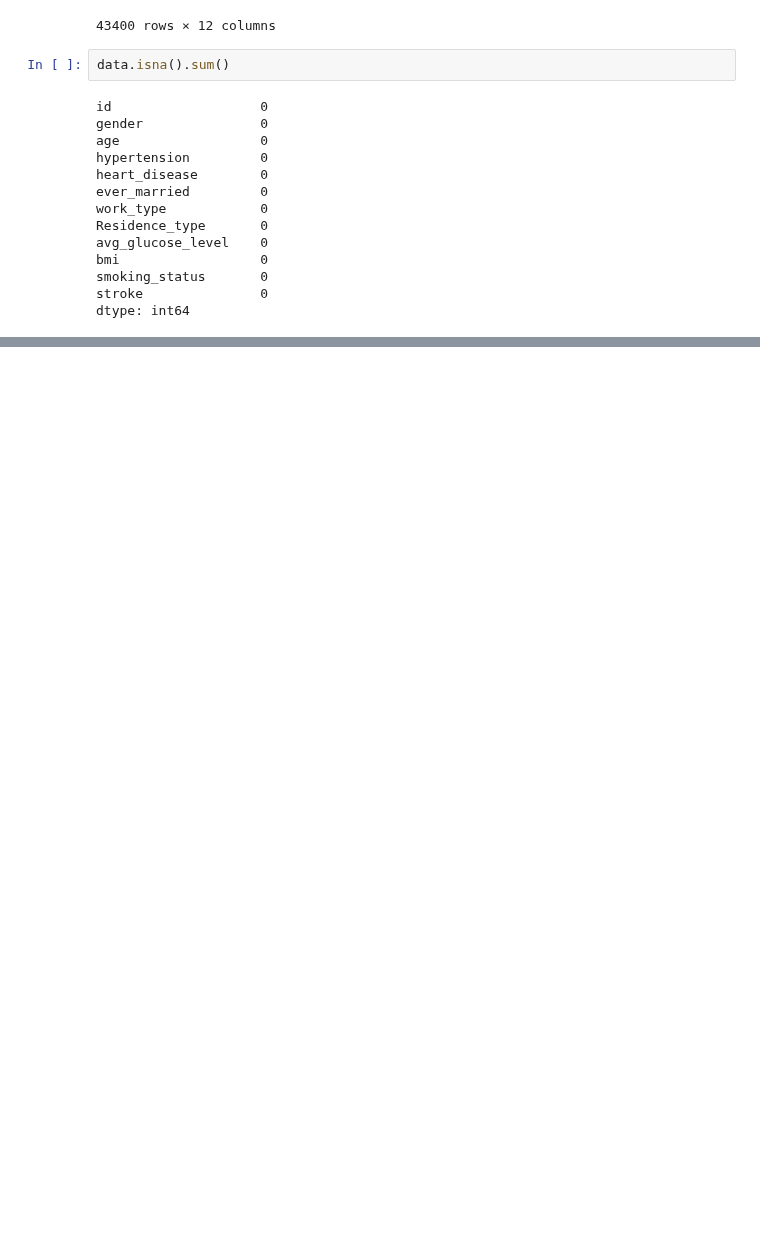
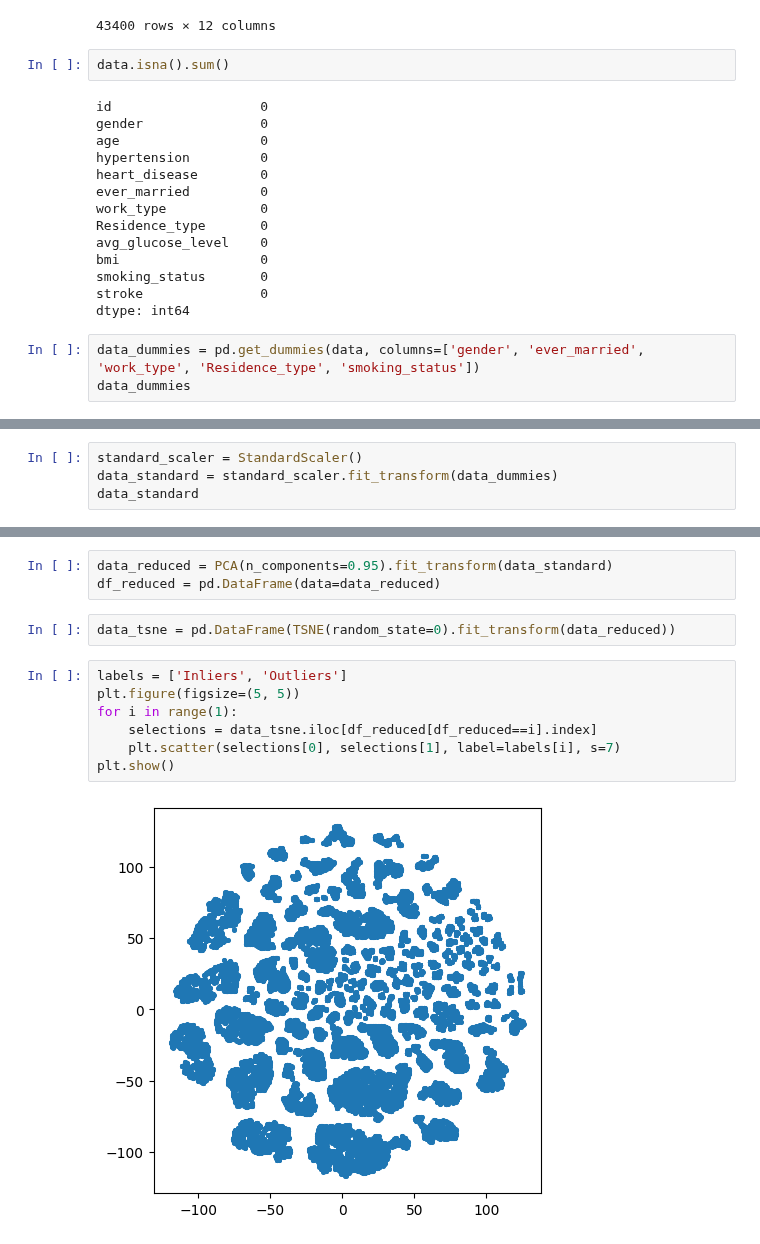
Before and after one commit to damenac/maia-uml, a Jupyter notebook: problemas_practicos/patients_diagnostics/patients_diagnostics.ipynb, the cells around one changed output, grey strips where cells are left out. Drawn from its saved outputs; the diff is of its cells as text; blank space fills up the shorter version.

```diff
--- a/problemas_practicos/patients_diagnostics/patients_diagnostics.ipynb
+++ b/problemas_practicos/patients_diagnostics/patients_diagnostics.ipynb
@@ -87,3 +93,6 @@ bmi                  0
 smoking_status       0
 stroke               0
 dtype: int64
+# %%
+data_dummies = pd.get_dummies(data, columns=['gender', 'ever_married', 'work_type', 'Residence_type', 'smoking_status'])
+data_dummies
@@ -89,0 +113,4 @@ dtype: int64
+# %%
+standard_scaler = StandardScaler()
+data_standard = standard_scaler.fit_transform(data_dummies)
+data_standard
@@ -89,0 +131,14 @@ dtype: int64
+# %%
+data_reduced = PCA(n_components=0.95).fit_transform(data_standard)
+df_reduced = pd.DataFrame(data=data_reduced)
+# %%
+data_tsne = pd.DataFrame(TSNE(random_state=0).fit_transform(data_reduced))
+# %%
+labels = ['Inliers', 'Outliers']
+plt.figure(figsize=(5, 5))
+for i in range(1):
+    selections = data_tsne.iloc[df_reduced[df_reduced==i].index]
+    plt.scatter(selections[0], selections[1], label=labels[i], s=7)
+plt.show()
+# %% [output]
+[figure, added]
```
Also changed, not shown: parts of 3 cells of this notebook.
